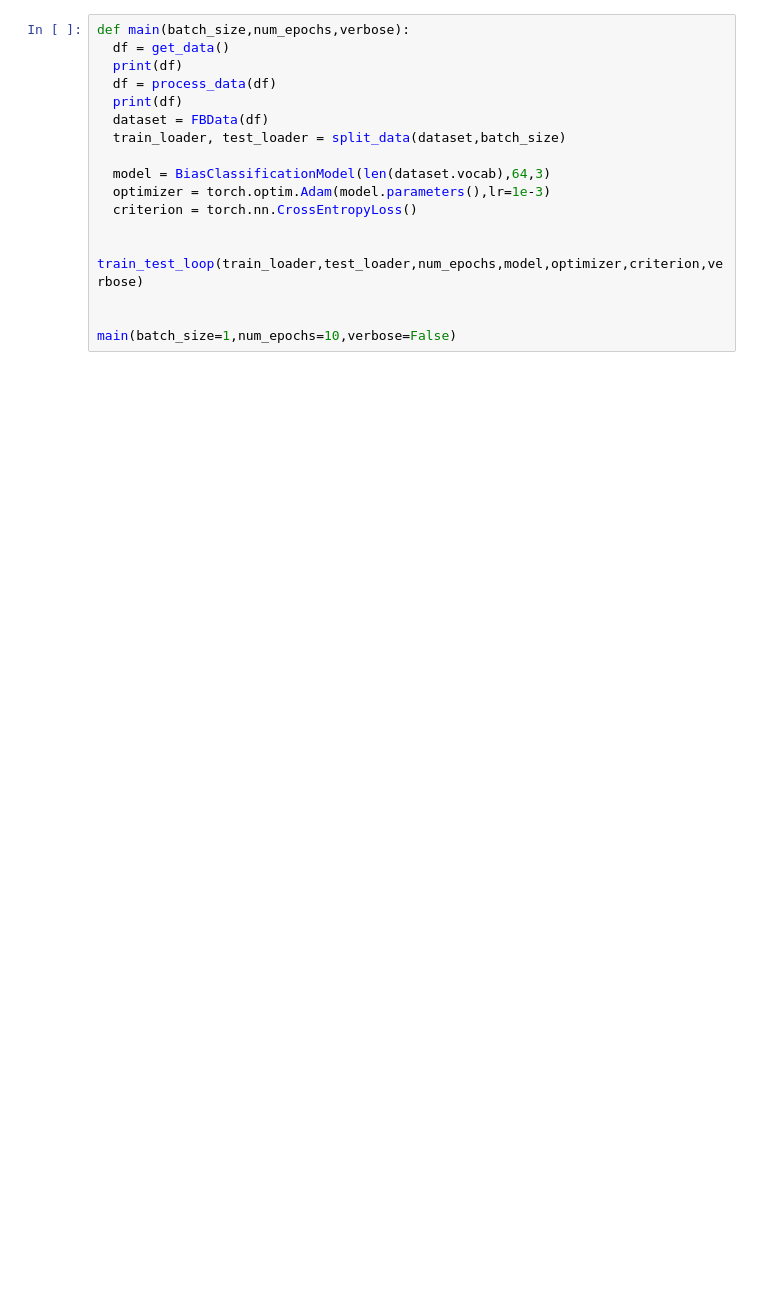
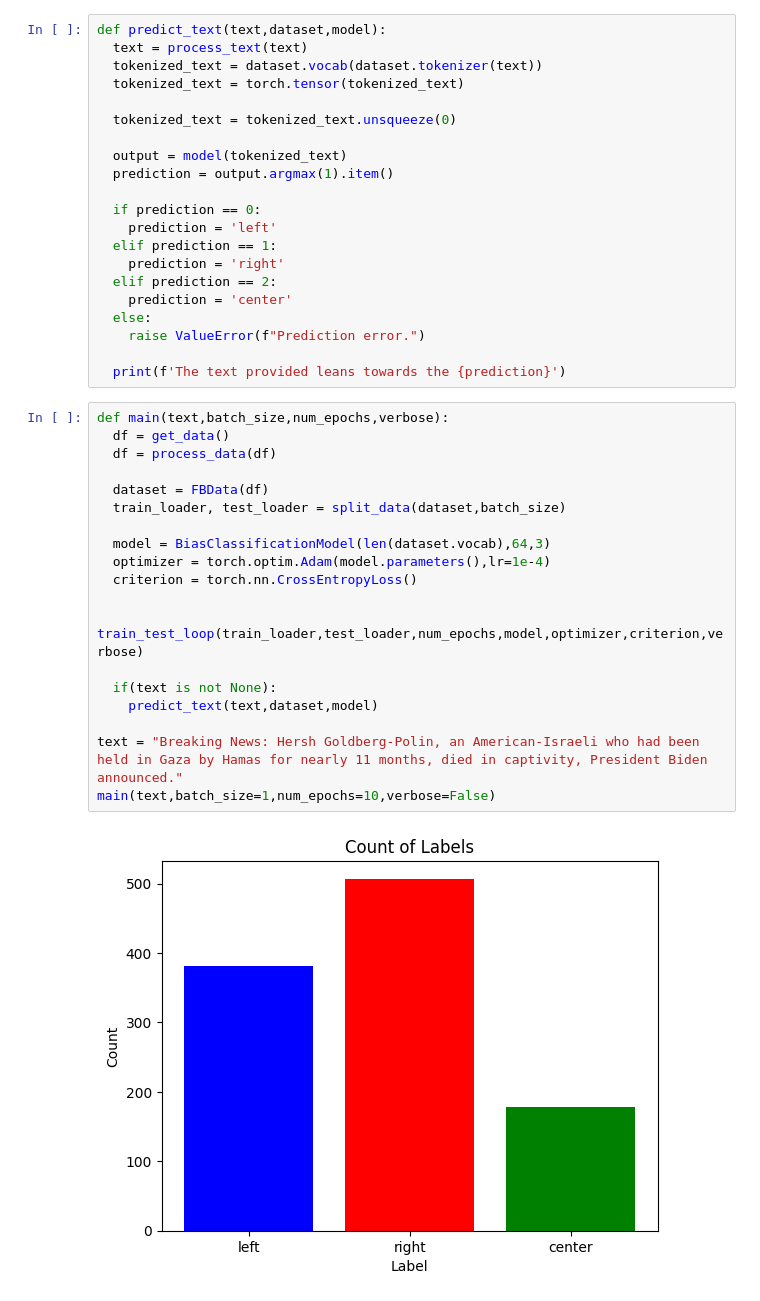
Before and after one commit to johnsony0/Media-Bias-Detector, a Jupyter notebook: classification_model.ipynb, the cells around one changed output. Drawn from its saved outputs; the diff is of its cells as text; blank space fills up the shorter version.

Commit message:
added prediction function + more data display

```diff
--- a/classification_model.ipynb
+++ b/classification_model.ipynb
@@ -181,18 +207,42 @@ def train_test_loop(train_loader,test_loader,num_epochs,model,optimizer,criterio
+# %%
+def predict_text(text,dataset,model):
+  text = process_text(text)
+  tokenized_text = dataset.vocab(dataset.tokenizer(text))
+  tokenized_text = torch.tensor(tokenized_text)
+
+  tokenized_text = tokenized_text.unsqueeze(0)
+
+  output = model(tokenized_text)
+  prediction = output.argmax(1).item()
+
+  if prediction == 0:
+    prediction = 'left'
+  elif prediction == 1:
+    prediction = 'right'
+  elif prediction == 2:
+    prediction = 'center'
+  else:
+    raise ValueError(f"Prediction error.")
+
+  print(f'The text provided leans towards the {prediction}')
 # %%
-def main(batch_size,num_epochs,verbose):
+def main(text,batch_size,num_epochs,verbose):
   df = get_data()
-  print(df)
   df = process_data(df)
-  print(df)
+
   dataset = FBData(df)
   train_loader, test_loader = split_data(dataset,batch_size)
 
   model = BiasClassificationModel(len(dataset.vocab),64,3)
-  optimizer = torch.optim.Adam(model.parameters(),lr=1e-3)
+  optimizer = torch.optim.Adam(model.parameters(),lr=1e-4)
   criterion = torch.nn.CrossEntropyLoss()
 
   train_test_loop(train_loader,test_loader,num_epochs,model,optimizer,criterion,verbose)
 
+  if(text is not None):
+    predict_text(text,dataset,model)
 
-main(batch_size=1,num_epochs=10,verbose=False)
+text = "Breaking News: Hersh Goldberg-Polin, an American-Israeli who had been held in Gaza by Hamas for nearly 11 months, died in captivity, President Biden announced."
+main(text,batch_size=1,num_epochs=10,verbose=False)
 # %% [output]
+[figure, added]
```
Also changed, not shown: parts of 8 cells of this notebook.
